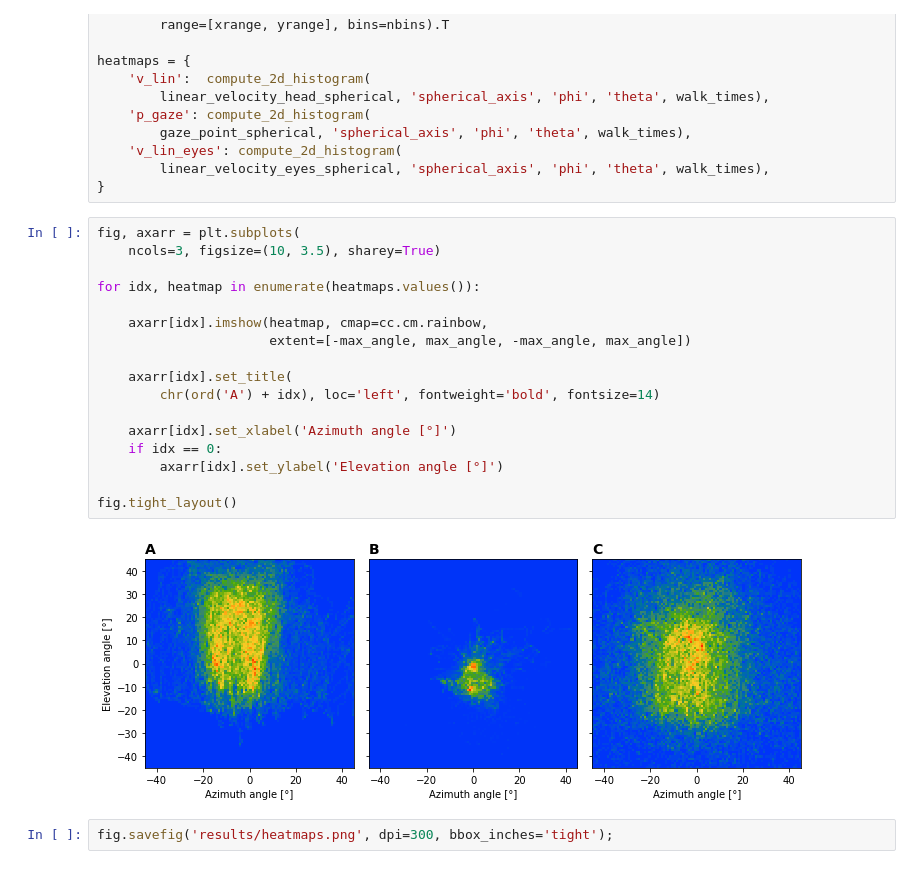
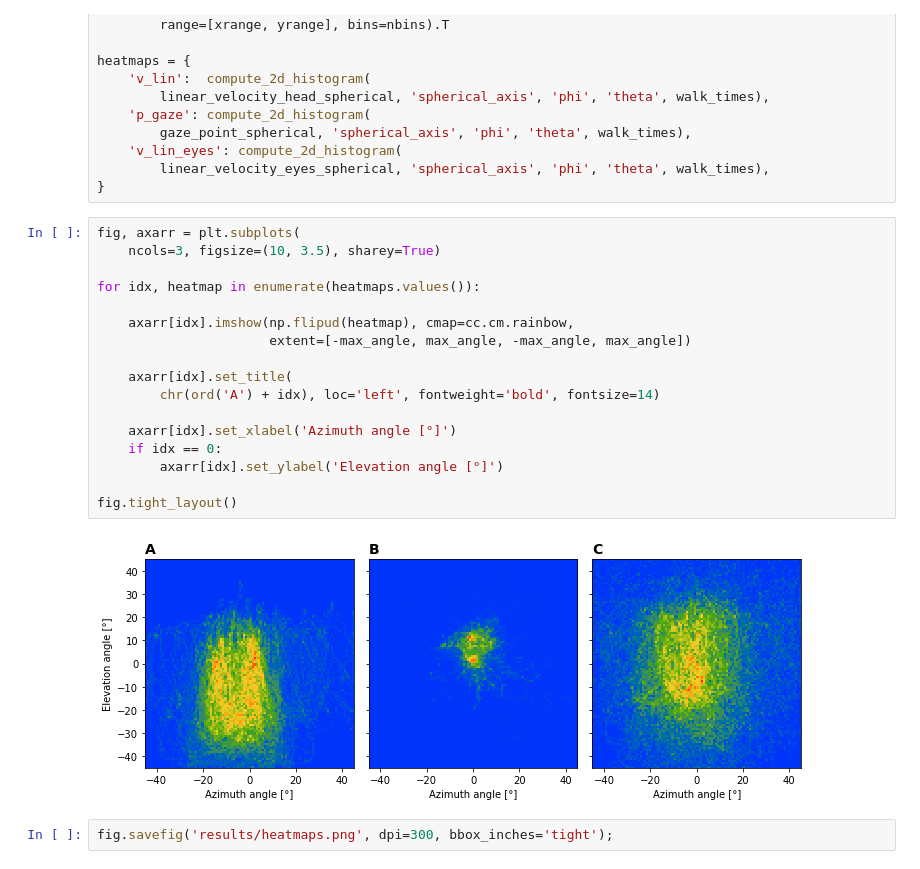
Before and after one commit to vedb/pupil-t265, a Jupyter notebook: examples/etra2020.ipynb, the cells around one changed output. Cells and saved outputs as stored; diff of their text form.

Commit message:
Fix flipped heatmaps in etra2020.ipynb

```diff
--- a/examples/etra2020.ipynb
+++ b/examples/etra2020.ipynb
@@ -225,22 +225,22 @@ heatmaps = {
 # %%
 fig, axarr = plt.subplots(
     ncols=3, figsize=(10, 3.5), sharey=True)
 
 for idx, heatmap in enumerate(heatmaps.values()):
 
-    axarr[idx].imshow(heatmap, cmap=cc.cm.rainbow,
+    axarr[idx].imshow(np.flipud(heatmap), cmap=cc.cm.rainbow,
                       extent=[-max_angle, max_angle, -max_angle, max_angle])
 
     axarr[idx].set_title(
         chr(ord('A') + idx), loc='left', fontweight='bold', fontsize=14)
 
     axarr[idx].set_xlabel('Azimuth angle [°]')
     if idx == 0:
         axarr[idx].set_ylabel('Elevation angle [°]')
 
 fig.tight_layout()
 # %% [output]
-[figure, old version]
+[figure, new version]
 # %%
 fig.savefig('results/heatmaps.png', dpi=300, bbox_inches='tight');
 # %% [markdown]
```
Also changed, not shown: 2 other files.
